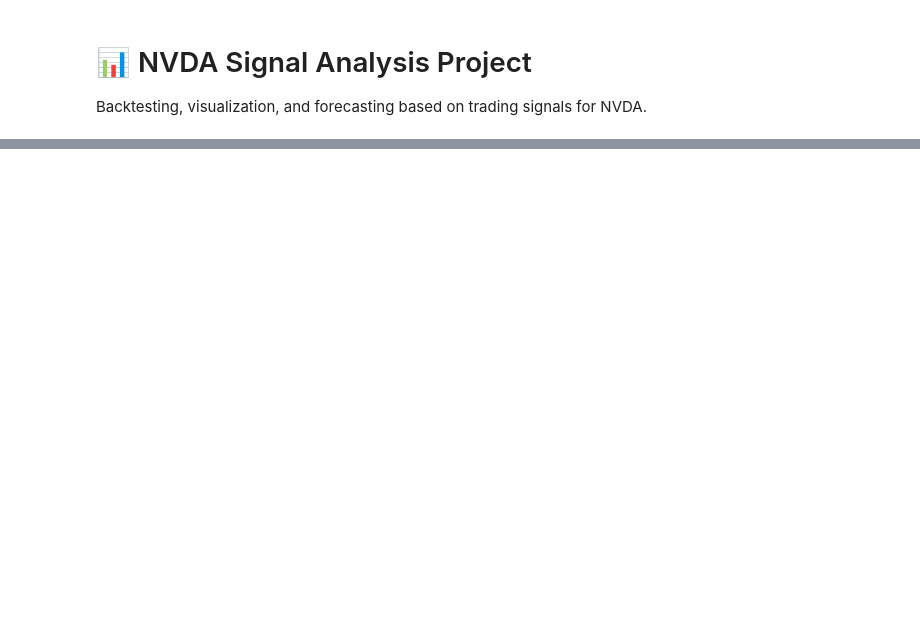
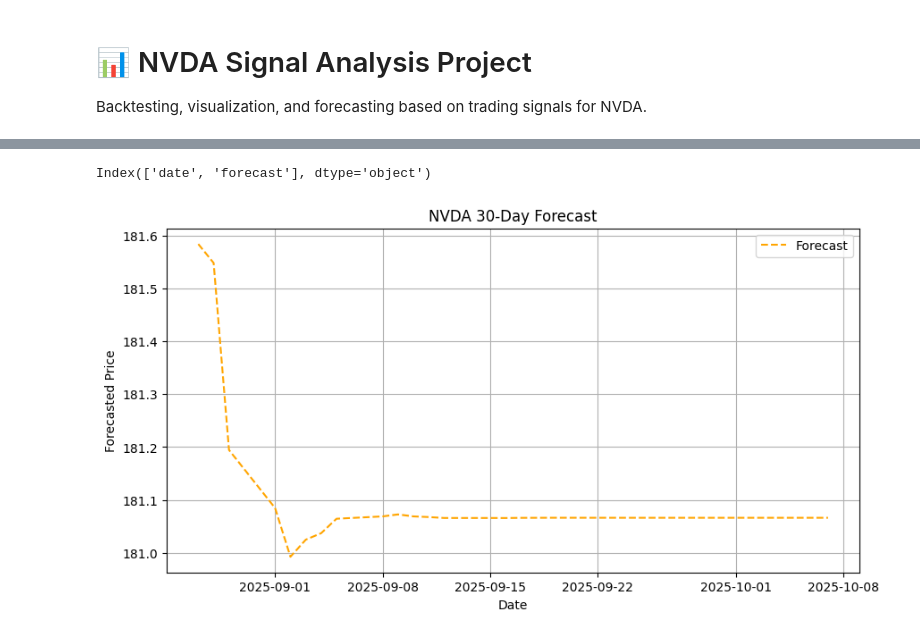
Before and after one commit to GiedriusDapsys/nvda-signals-project, a Jupyter notebook: NVDA_Signal_Analysis_Colab.ipynb, the cells around one changed output, grey strips where cells are left out. Drawn from its saved outputs; the diff is of its cells as text; code cells hidden in the pictures; blank space fills up the shorter version.

```diff
--- a/NVDA_Signal_Analysis_Colab.ipynb
+++ b/NVDA_Signal_Analysis_Colab.ipynb
@@ -62,0 +123,22 @@ plt.show()
+# %%
+import pandas as pd
+
+df = pd.read_csv("nvda_forecast.csv")
+print(df.columns)
+# %% [output]
+Index(['date', 'forecast'], dtype='object')
+# %%
+forecast = pd.read_csv("nvda_forecast.csv", parse_dates=["date"])  # jei stulpelis yra "date" mažosiomis
+# %%
+import matplotlib.pyplot as plt
+
+plt.figure(figsize=(10, 5))
+plt.plot(forecast["date"], forecast["forecast"], label="Forecast", linestyle='--', color='orange')
+plt.xlabel("Date")
+plt.ylabel("Forecasted Price")
+plt.title("NVDA 30-Day Forecast")
+plt.legend()
+plt.grid(True)
+plt.show()
+# %% [output]
+[figure, added]
```
Also changed, not shown: parts of 7 cells of this notebook.
